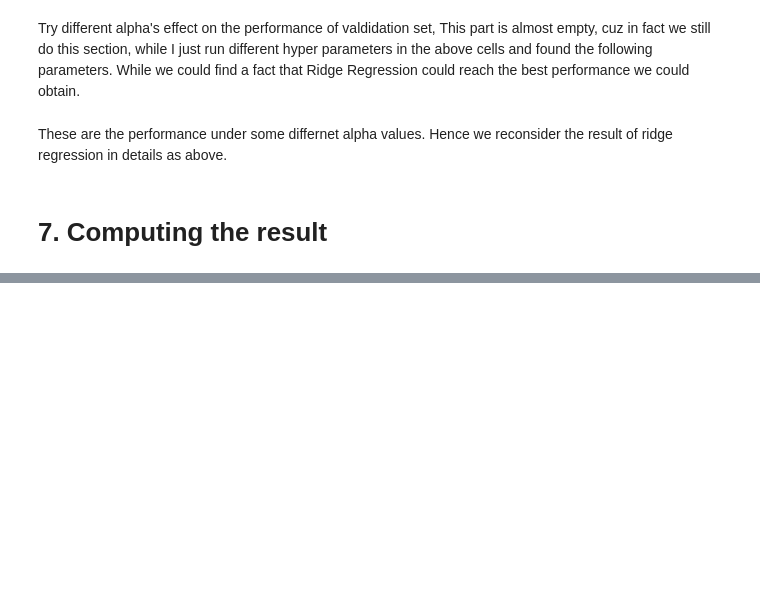
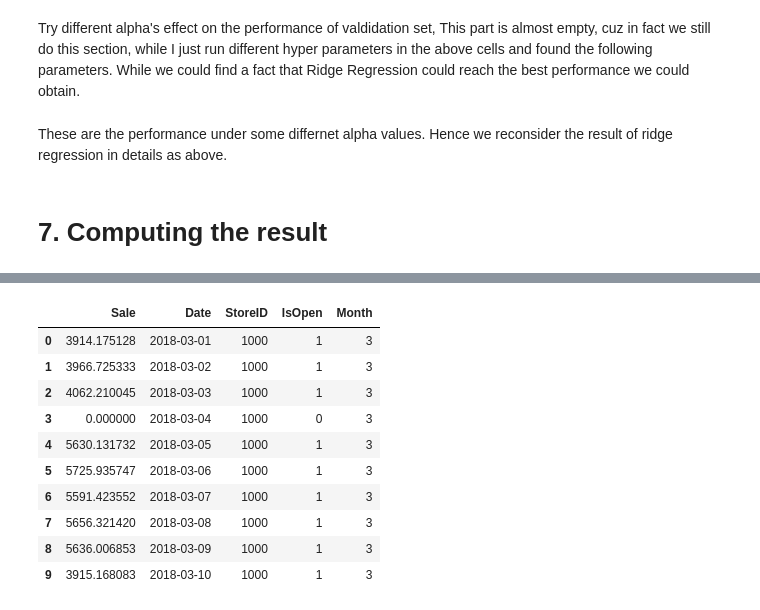
Before and after one commit to CesareMJLi/Polimi_DMTM, a Jupyter notebook: POLIMI DMTM Project.ipynb, the cells around one changed output, grey strips where cells are left out. Drawn from its saved outputs; the diff is of its cells as text; code cells hidden in the pictures; blank space fills up the shorter version.

```diff
--- a/POLIMI DMTM Project.ipynb
+++ b/POLIMI DMTM Project.ipynb
@@ -1107,0 +1310,14 @@ These are the performance under some differnet alpha values. Hence we reconsider
+# %%
+d.head(10)
+# %% [output]
+|  | Sale | Date | StoreID | IsOpen | Month |
+| 0 | 3914.175128 | 2018-03-01 | 1000 | 1 | 3 |
+| 1 | 3966.725333 | 2018-03-02 | 1000 | 1 | 3 |
+| 2 | 4062.210045 | 2018-03-03 | 1000 | 1 | 3 |
+| 3 | 0.000000 | 2018-03-04 | 1000 | 0 | 3 |
+| 4 | 5630.131732 | 2018-03-05 | 1000 | 1 | 3 |
+| 5 | 5725.935747 | 2018-03-06 | 1000 | 1 | 3 |
+| 6 | 5591.423552 | 2018-03-07 | 1000 | 1 | 3 |
+| 7 | 5656.321420 | 2018-03-08 | 1000 | 1 | 3 |
+| 8 | 5636.006853 | 2018-03-09 | 1000 | 1 | 3 |
+| 9 | 3915.168083 | 2018-03-10 | 1000 | 1 | 3 |
```
Also changed, not shown: parts of 28 cells of this notebook, 2 other files.
